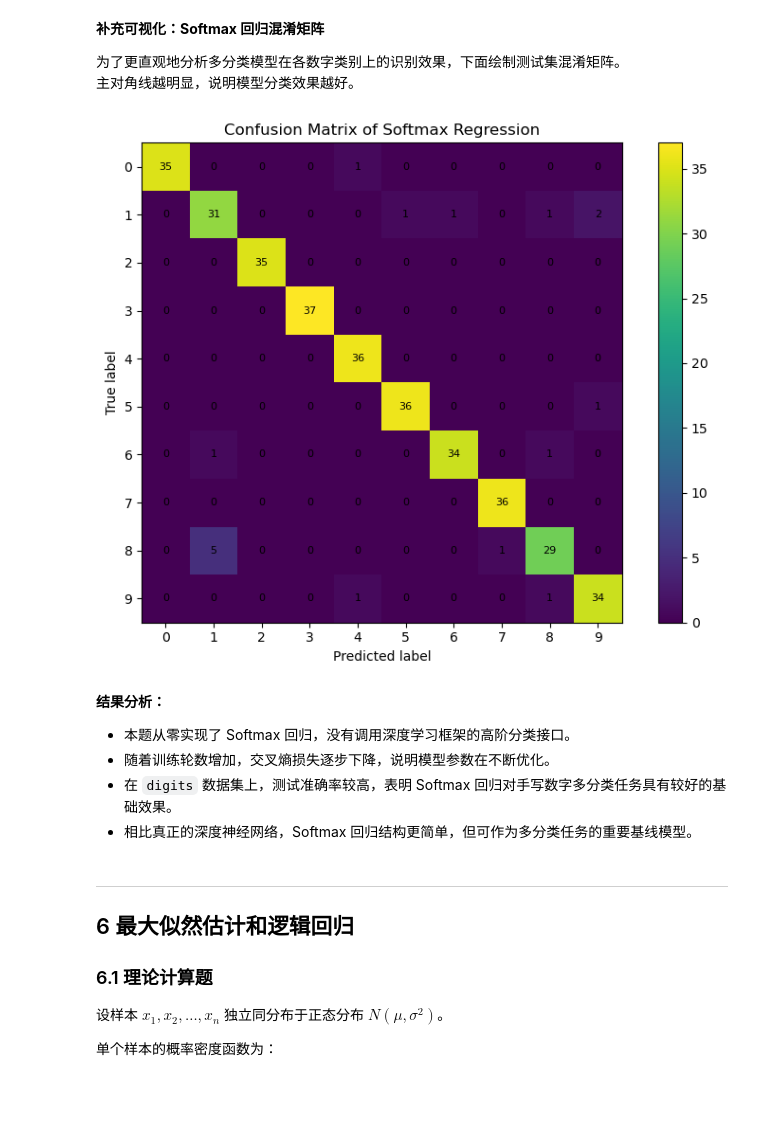
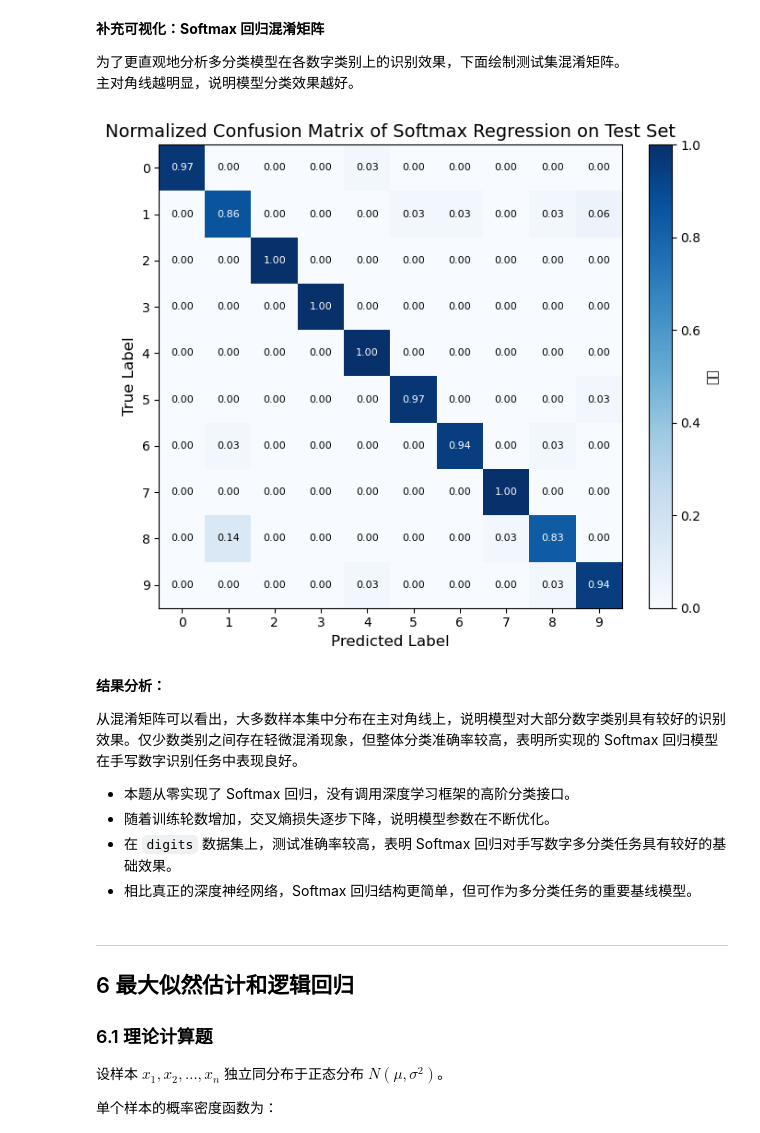
Before and after one commit to sun15565/deep_learning, a Jupyter notebook: HW01-20234080114-刘佳雨.ipynb, the cells around one changed output. Drawn from its saved outputs; the diff is of its cells as text; code cells hidden in the pictures; blank space fills up the shorter version.

```diff
--- a/HW01-20234080114-刘佳雨.ipynb
+++ b/HW01-20234080114-刘佳雨.ipynb
@@ -559,29 +557,42 @@ Epoch 50 | Train Loss = 0.180541
 主对角线越明显，说明模型分类效果越好。
 # %%
 from sklearn.metrics import confusion_matrix
+import matplotlib.pyplot as plt
+import numpy as np
 
 cm = confusion_matrix(y_test, y_pred)
+cm_norm = cm.astype("float") / cm.sum(axis=1, keepdims=True)
 
 plt.figure(figsize=(8, 6))
-plt.imshow(cm, interpolation="nearest")
-plt.title("Confusion Matrix of Softmax Regression")
-plt.colorbar()
-plt.xlabel("Predicted label")
-plt.ylabel("True label")
+im = plt.imshow(cm_norm, cmap="Blues", vmin=0, vmax=1)
+
+plt.title("Normalized Confusion Matrix of Softmax Regression on Test Set", fontsize=14)
+plt.xlabel("Predicted Label", fontsize=12)
+plt.ylabel("True Label", fontsize=12)
 plt.xticks(range(10))
 plt.yticks(range(10))
 
+cbar = plt.colorbar(im, fraction=0.046, pad=0.04)
+cbar.ax.set_ylabel("比例", rotation=90)
+
+threshold = 0.5
 for i in range(cm.shape[0]):
     for j in range(cm.shape[1]):
-        plt.text(j, i, str(cm[i, j]), ha="center", va="center", fontsize=8)
+        plt.text(
+            j, i, f"{cm_norm[i, j]:.2f}",
+            ha="center", va="center",
+            color="white" if cm_norm[i, j] > threshold else "black",
+            fontsize=8
+        )
 
 plt.tight_layout()
 plt.show()
 # %% [output]
-[figure, old version]
+[figure, new version]
 # %% [markdown]
 **结果分析：**
 
+从混淆矩阵可以看出，大多数样本集中分布在主对角线上，说明模型对大部分数字类别具有较好的识别效果。仅少数类别之间存在轻微混淆现象，但整体分类准确率较高，表明所实现的 Softmax 回归模型在手写数字识别任务中表现良好。
 - 本题从零实现了 Softmax 回归，没有调用深度学习框架的高阶分类接口。
 - 随着训练轮数增加，交叉熵损失逐步下降，说明模型参数在不断优化。
 - 在 `digits` 数据集上，测试准确率较高，表明 Softmax 回归对手写数字多分类任务具有较好的基础效果。
```
Also changed, not shown: parts of 3 cells of this notebook.
